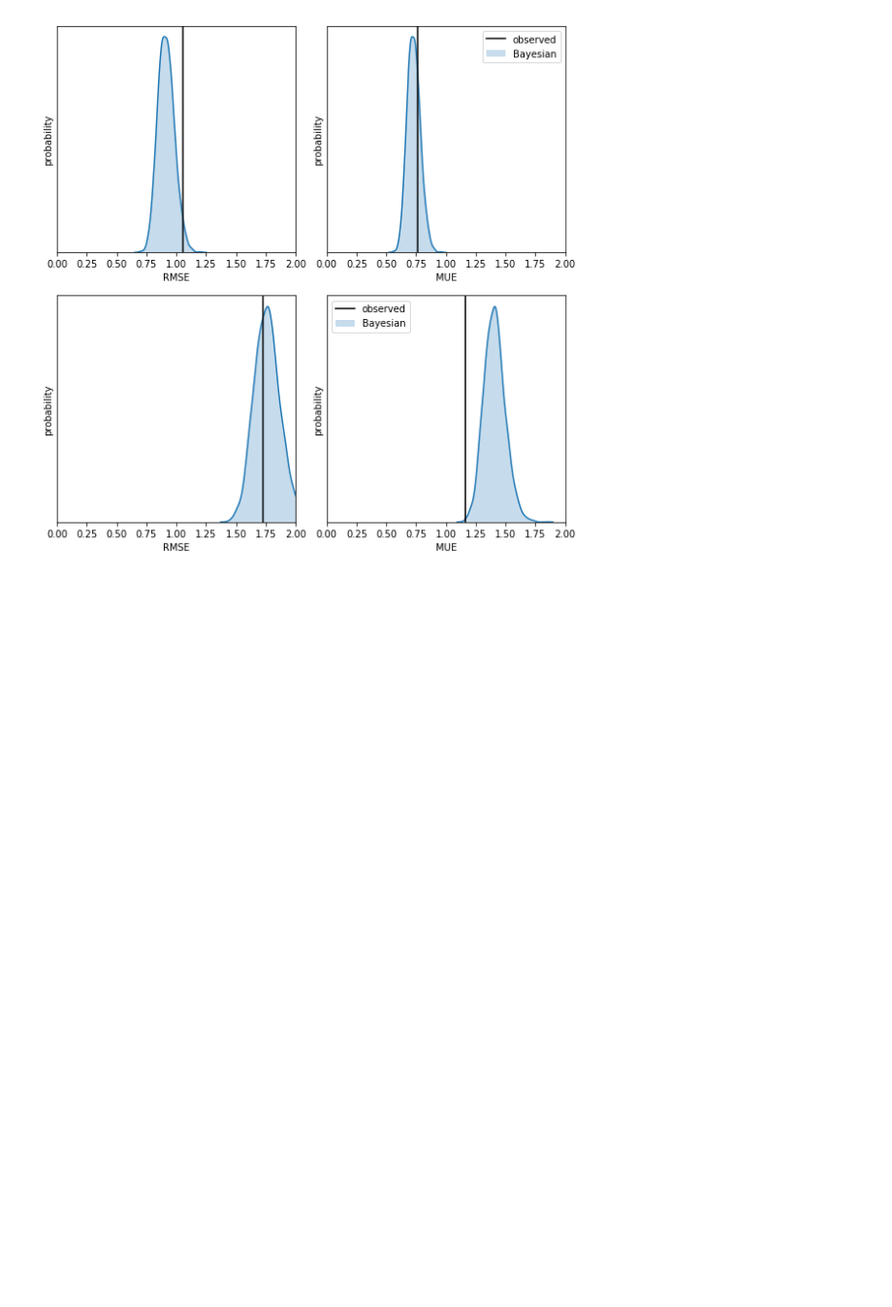
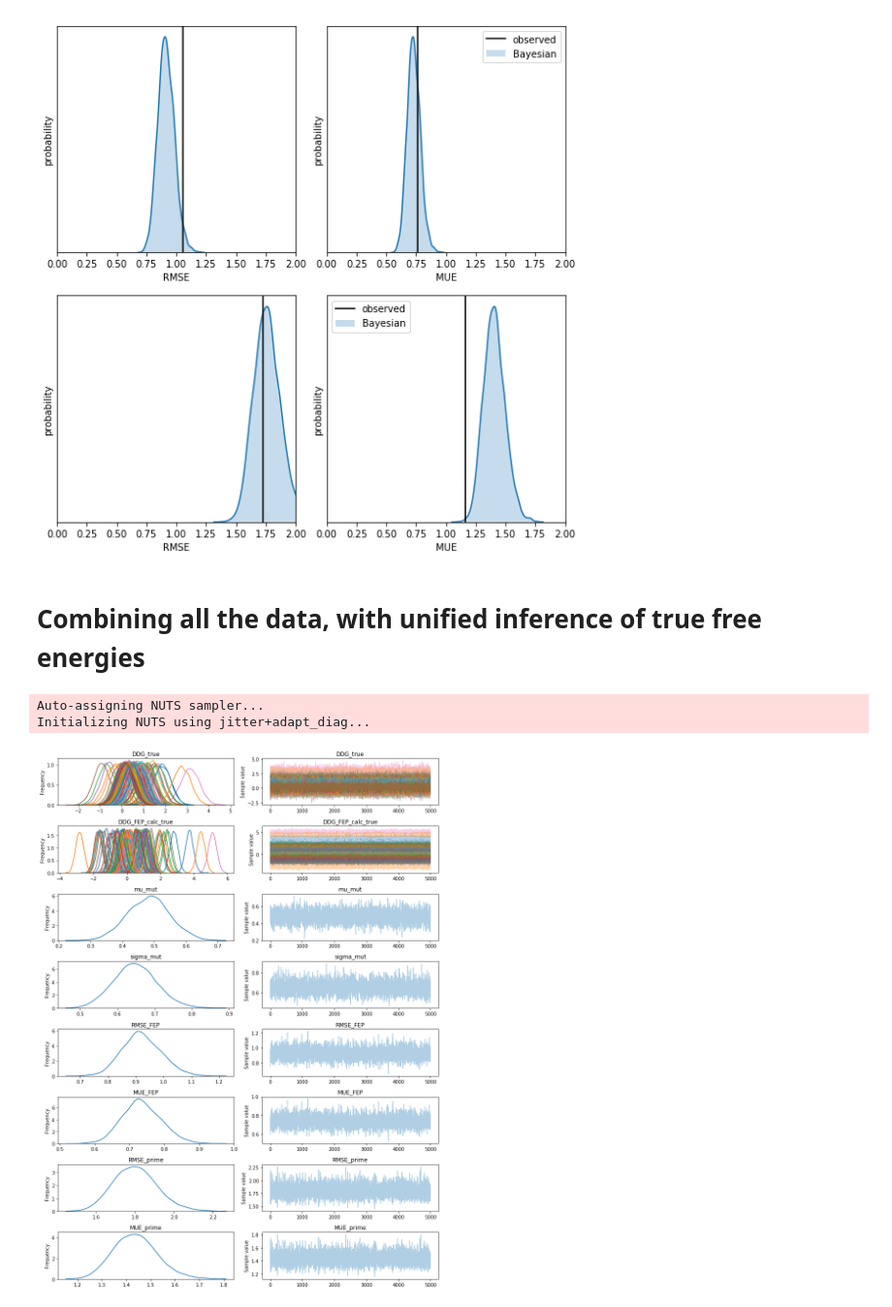
Before and after one commit to kehauser/Predicting-resistance-of-clinical-Abl-mutations-to-targeted-kinase-inhibitors-using-FEP, a Jupyter notebook: Bayesian analysis.ipynb, the cells around one changed output. Shown at 97% size. Cells and saved outputs as stored; diff of their text form; code cells hidden in the pictures; blank space fills up the shorter version.

Commit message:
Add grand unified Bayesian model!

```diff
--- a/Bayesian analysis.ipynb
+++ b/Bayesian analysis.ipynb
@@ -504,3 +504,5 @@ plt.xlim([0, 2])
 plt.tight_layout()
 # %% [output]
 [figure]
+# %% [markdown]
+# Combining all the data, with unified inference of true free energies
@@ -506,0 +533,41 @@ plt.tight_layout()
+# %%
+# Build the Bayesian model for both FEP+ and Prime, sharing priors where possible
+
+joint_model = pm.Model()
+
+with joint_model:
+    # Priors on nuisance parameters (that will be marginalized out)
+    mu_mut = pm.Uniform('mu_mut', -6, +6) # kcal/mol
+    sigma_mut = pm.HalfFlat('sigma_mut', testval=1) # kcal/mol
+
+    DDG_true = pm.Normal('DDG_true', mu=mu_mut, sd=sigma_mut, shape=nmutants)
+
+    # Priors on unknown values of interest
+    RMSE_FEP_true = pm.HalfFlat('RMSE_FEP', testval=1) # kcal/mol, uninformative prior for nonnegative values of the RMSE
+    MUE_FEP_true = pm.Deterministic('MUE_FEP', RMSE_FEP_true*np.sqrt(2.0/np.pi)) # store MUE estimate alongside RMSE using analytical relationship
+    RMSE_prime_true = pm.HalfFlat('RMSE_prime', testval=1) # kcal/mol, uninformative prior for nonnegative values of the RMSE
+    MUE_prime_true = pm.Deterministic('MUE_prime', RMSE_prime_true*np.sqrt(2.0/np.pi)) # store MUE estimate alongside RMSE using analytical relationship
+
+    # Unknown true computed values
+    DDG_FEP_calc_true = pm.Normal('DDG_FEP_calc_true', mu=(DDG_true), sd=RMSE_FEP_true, shape=nmutants)
+
+    # Data likelihood for observed data
+    DDG_exp = pm.Normal('DDG_exp', mu=DDG_true, sd=sigma_exp, shape=nmutants, observed=DDG_exp_obs)
+
+    DDG_FEP = list()
+    for replicate in range(nreplicates):
+        DDG_FEP.append(pm.Normal('DDG_FEP_%d' % replicate, mu=DDG_FEP_calc_true, sd=dDDG_FEP_obs[:,replicate], shape=nmutants, observed=DDG_FEP_obs[:,replicate]))
+
+    DDG_prime_calc_true = pm.Normal('DDG_prime_calc_true', mu=(DDG_true), sd=RMSE_prime_true, shape=nmutants, observed=DDG_prime_obs)
+# %%
+# Sample from the posterior and plot the RMSE confidence interval
+with joint_model:
+    trace = pm.sample(draws=5000)
+# %% [output]
+Auto-assigning NUTS sampler...
+Initializing NUTS using jitter+adapt_diag...
+# %%
+# Plot the posterior confidence interval for RMSE
+_ = pm.traceplot(trace)
+# %% [output]
+[figure, added]
```
Also changed, not shown: parts of 13 cells of this notebook, 1 other file.
